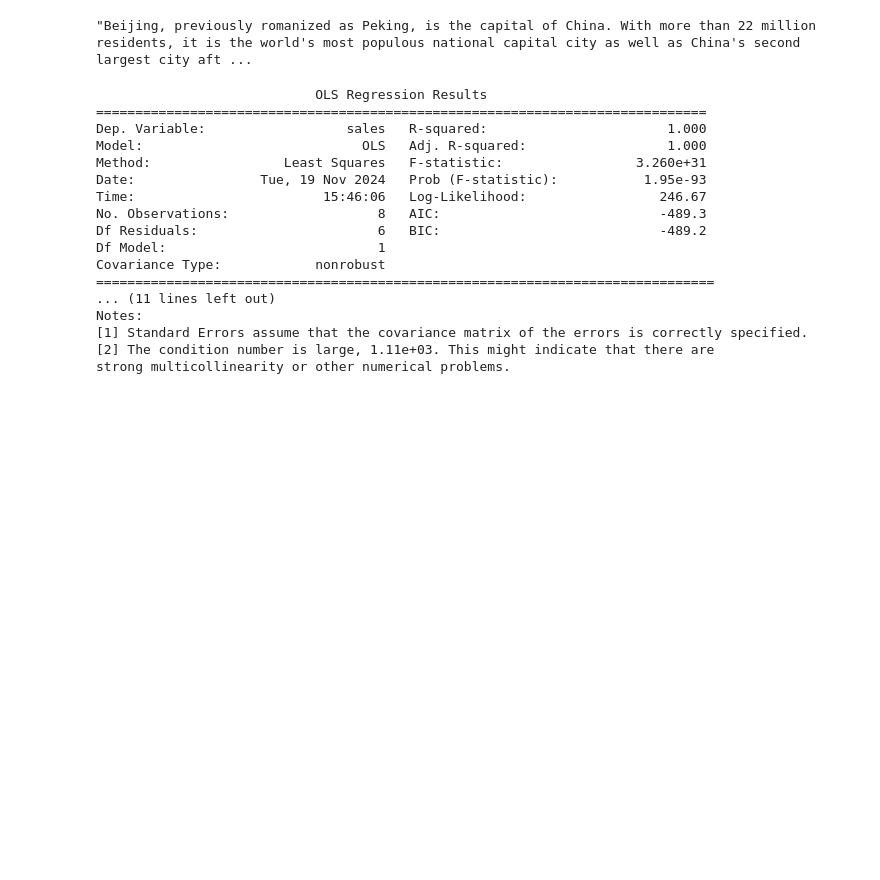
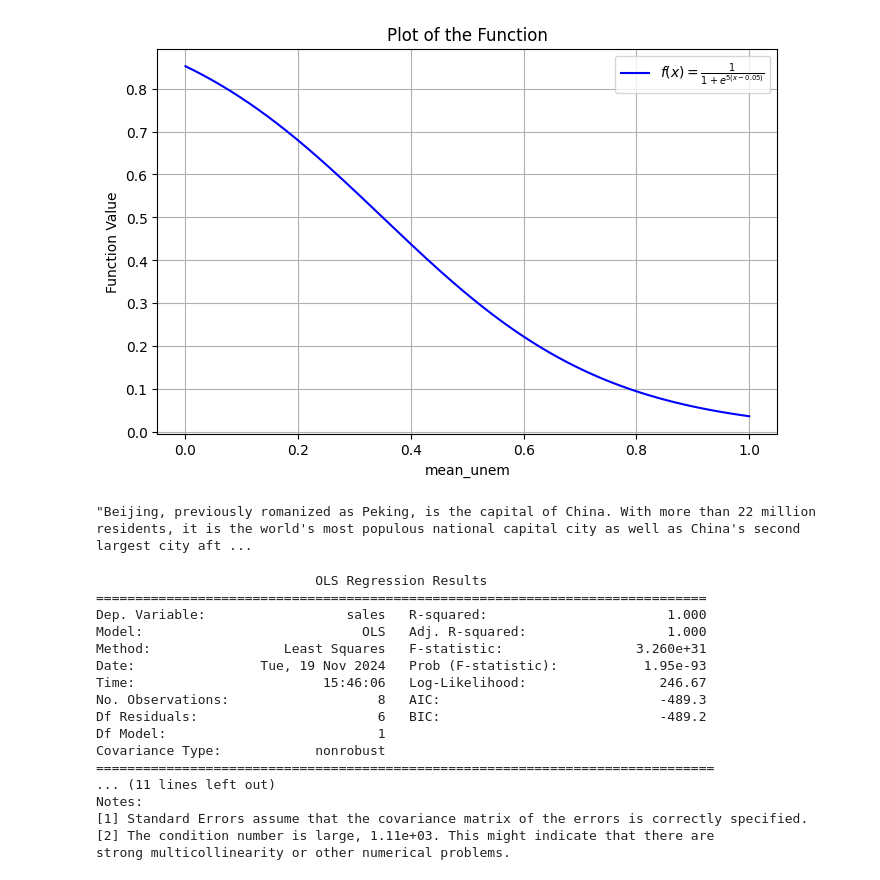
Before and after one commit to HuangHaoyu1997/MEABM, a Jupyter notebook: test.ipynb, the cells around one changed output. Saved outputs shown, nothing was run; the diff lists cells and outputs as text; code cells hidden in the pictures; blank space fills up the shorter version.

```diff
--- a/test.ipynb
+++ b/test.ipynb
@@ -38,3 +51,28 @@ plt.show()
+# %%
+import numpy as np
+import matplotlib.pyplot as plt
+
+# 定义 mean_unem 在 (0,1) 之间的取值范围
+mean_unem = np.linspace(0, 1, 1000)
+
+# 计算函数值
+y = 1 / (1 + np.exp(5 * (mean_unem - 0.35)))
+
+# 绘制图像
+plt.figure(figsize=(8, 5))
+plt.plot(mean_unem, y, label=r'$f(x) = \frac{1}{1 + e^{5(x - 0.05)}}$', color='b')
+
+# 添加网格、标签和标题
+plt.xlabel("mean_unem")
+plt.ylabel("Function Value")
+plt.title("Plot of the Function")
+plt.legend()
+plt.grid(True)
+
+# 显示图像
+plt.show()
+# %% [output]
+[figure, added]
 # %%
 from langchain.retrievers import WikipediaRetriever
 retriever = WikipediaRetriever(load_all_available_meta=True)
```
Also changed, not shown: parts of 3 cells of this notebook, 11 other files.
